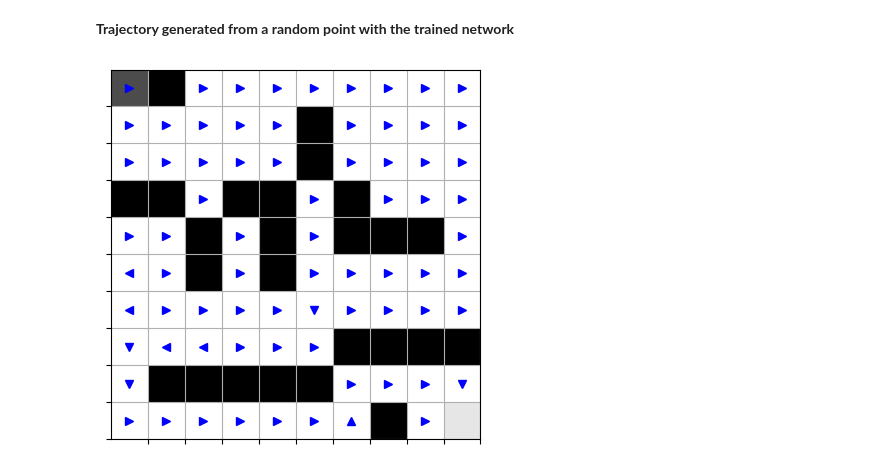
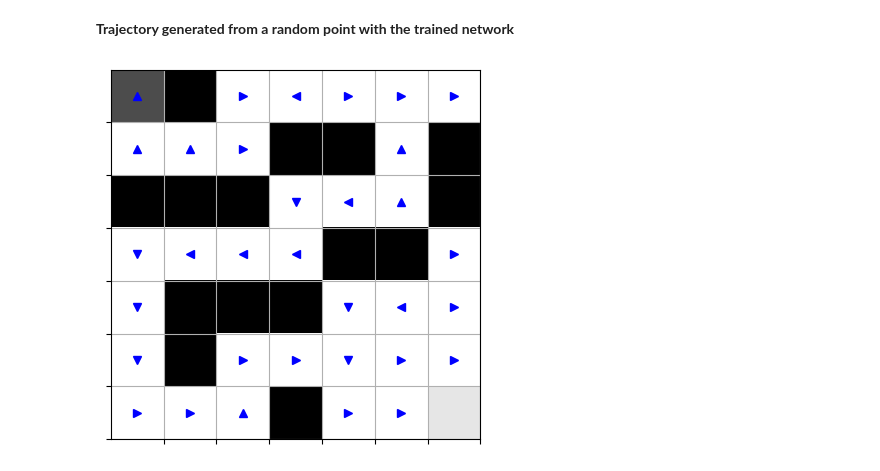
Before and after one commit to Ploita/IA353_PC2, a Jupyter notebook: PC2_Ativ10_RL_Maze.ipynb, the cells around one changed output. Drawn from its saved outputs; the diff is of its cells as text; code cells hidden in the pictures.

```diff
--- a/PC2_Ativ10_RL_Maze.ipynb
+++ b/PC2_Ativ10_RL_Maze.ipynb
@@ -192,18 +192,6 @@ def show(qmaze):
     canvas[nrows-1, ncols-1] = 0.9 # cheese cell
     img = plt.imshow(canvas, interpolation='none', cmap='gray')
     return img
-# %%
-# The next cell and this cell are mutually exclusive. Do not execute both.
-maze = np.array([
-    [ 1.,  0.,  1.,  1.,  1.,  1.,  1.,  1.],
-    [ 1.,  0.,  1.,  1.,  1.,  0.,  1.,  1.],
-    [ 1.,  1.,  1.,  1.,  0.,  1.,  0.,  1.],
-    [ 1.,  1.,  1.,  0.,  1.,  1.,  1.,  1.],
-    [ 1.,  1.,  0.,  1.,  1.,  1.,  1.,  1.],
-    [ 1.,  1.,  1.,  0.,  1.,  0.,  0.,  0.],
-    [ 1.,  1.,  1.,  0.,  1.,  1.,  1.,  1.],
-    [ 1.,  1.,  1.,  1.,  0.,  1.,  1.,  1.]
-])
 # %%
 def play_game(model, qmaze, rat_cell):
     qmaze.reset(rat_cell)
@@ -391,3 +379,17 @@ def build_model(maze, lr=0.001):
     model.add(Dense(num_actions))
     model.compile(optimizer='adam', loss='mse')
     return model
+# %%
+# The next cell and this cell are mutually exclusive. Do not execute both.
+maze =  np.array([
+    [ 1.,  0.,  1.,  1.,  1.,  1.,  1.],
+    [ 1.,  1.,  1.,  0.,  0.,  1.,  0.],
+    [ 0.,  0.,  0.,  1.,  1.,  1.,  0.],
+    [ 1.,  1.,  1.,  1.,  0.,  0.,  1.],
+    [ 1.,  0.,  0.,  0.,  1.,  1.,  1.],
+    [ 1.,  0.,  1.,  1.,  1.,  1.,  1.],
+    [ 1.,  1.,  1.,  0.,  1.,  1.,  1.]
+])
+
+qmaze = Qmaze(maze)
+show(qmaze)
@@ -394,5 +399,5 @@ def build_model(maze, lr=0.001):
 # %%
 model = build_model(maze)
-qtrain(model, maze, n_epoch=5, max_memory=8*maze.size, data_size=32) #, weights_file = 'model.h5')
+qtrain(model, maze, n_epoch=5, max_memory=4*maze.size, data_size=16, weights_file = 'model.h5')
 # %% [output]
 loading weights from file: model.h5
@@ -402,26 +414,27 @@ ValueError: Cannot assign value to variable ' dense_12/kernel:0': Shape mismatch
 # %%
 # Exhibition of the maximum Q value at each state of the environment
 directions = []
+qmaze = Qmaze(maze)
 for rat_cell in qmaze.free_cells:
     qmaze.reset(rat_cell)
     envstate = qmaze.observe()
     q = model.predict(envstate, verbose = 0)
     action = np.argmax(q[0])
     if action == 0:
         directions.append('<b')
     elif action == 1:
         directions.append('^b')
     elif action == 2:
         directions.append('>b')
     else:
         directions.append('vb')
 
 rat_cell = (0,0)
 qmaze.reset(rat_cell)
 show(qmaze)
 k = 0
 for point in qmaze.free_cells:
     plt.plot(point[1],point[0],directions[k])
     k = k + 1
 # %% [output]
-[figure, old version]
+[figure, new version]
```
Also changed, not shown: parts of 2 cells of this notebook, 3 other files.
